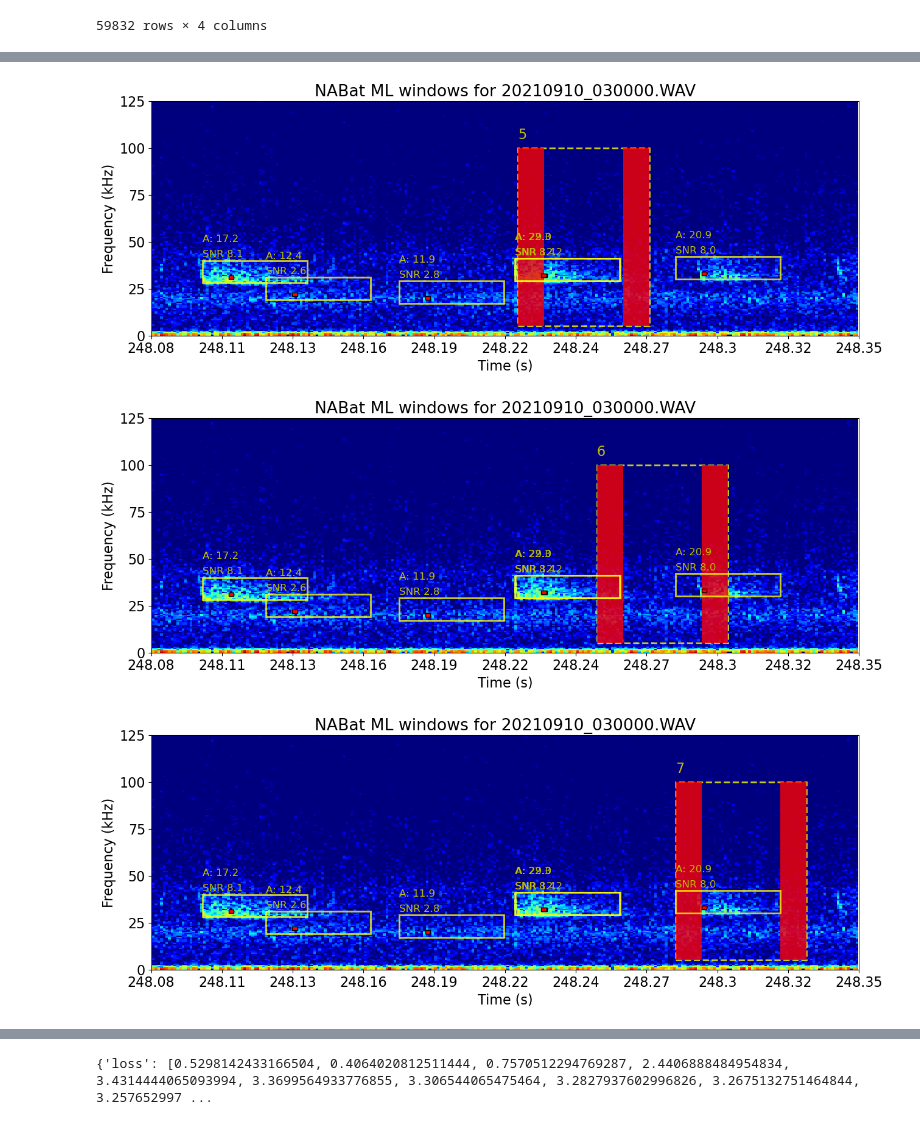
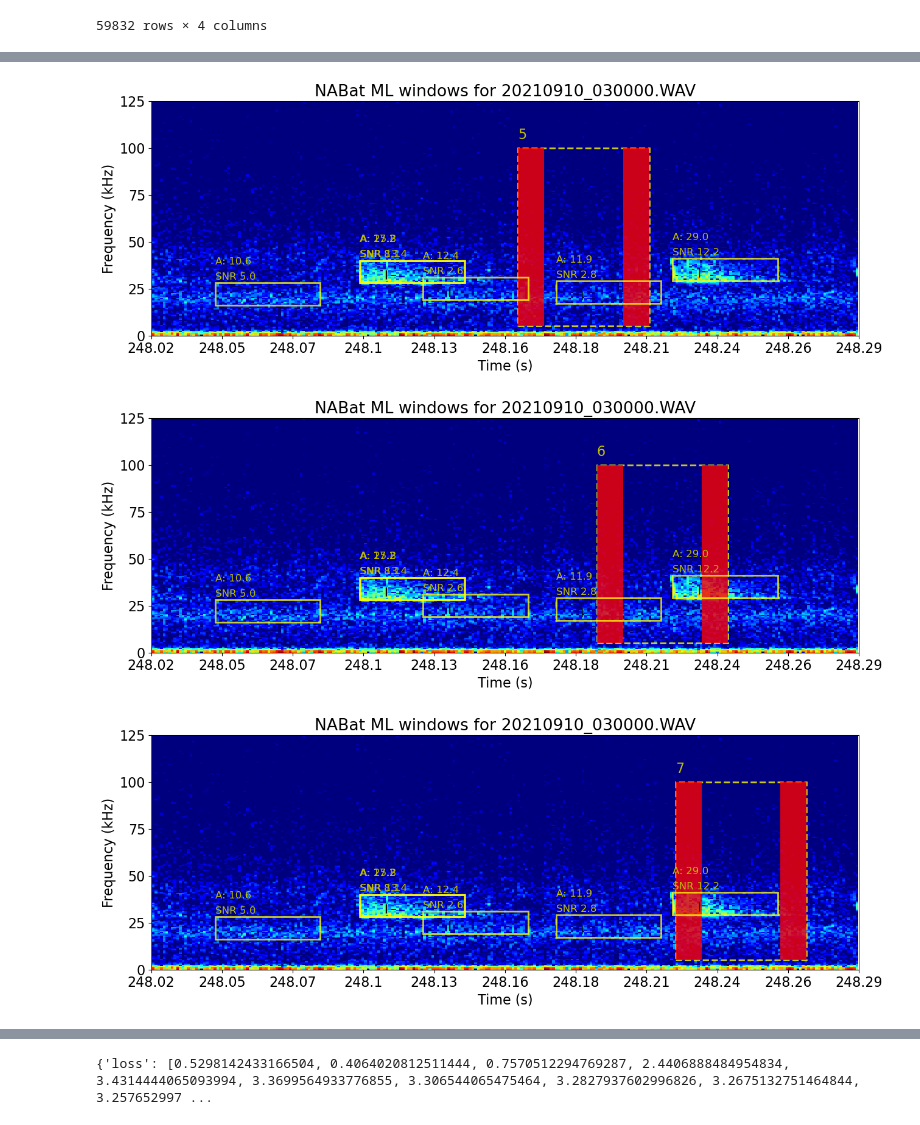
Before and after one commit to aditya-uw/nabat_ml_fork, a Jupyter notebook: notebooks/testing_pipeline.ipynb, the cells around one changed output, grey strips where cells are left out. Drawn from its saved outputs; the diff is of its cells as text; code cells hidden in the pictures.

```diff
--- a/notebooks/testing_pipeline.ipynb
+++ b/notebooks/testing_pipeline.ipynb
@@ -28,6 +67,6 @@ import nabat_detector as nd
 # %%
 # Point to a directory containing .wav files organized by species code.
-directory = '../Documents/Research/Lab_related/example/original_recording/recover-20210912_unit2/UBNA_002'
+directory = '../../Documents/Research/Lab_related/example/original_recording/recover-20210912_unit2/UBNA_002'
 # %%
 # db_handler.delete_pulses_from_db(db_name="db1")
 # db_handler.delete_files_from_db(db_name="db1")
@@ -183,7 +222,7 @@ for m in d.metadata:
 input_files = glob.glob('{}/*.WAV'.format(directory), recursive=True)
 audio_file = sf.SoundFile(input_files[0])
 fs = audio_file.samplerate
-start = 248.08
+start = 248.02
 duration = 0.27
 audio_file.seek(int(fs*start))
 audio_seg = audio_file.read(int(fs*duration))
@@ -225,7 +264,7 @@ for i, row in plot_dets.iterrows():
                         0.04*(fs/2), 12000/(fs/2), linewidth=2, edgecolor='yellow', facecolor='none', alpha=0.8)
         ax.add_patch(rect)
         rect = patches.Rectangle((((row['Pulse offset']-50 + row['Pulse peak time'])/1000 - start)*(fs/2), row['Pulse peak frequency']/(fs/2)),
-                        0.002*(fs/2), 2000/(fs/2), linewidth=1, edgecolor='k', facecolor='red')
+                        0.00005*(fs/2), 5000/(fs/2), linewidth=1, edgecolor='k', facecolor='red')
         ax.add_patch(rect)
 
 
@@ -242,3 +281,3 @@ plt.show()
-[figure, old version]
+[figure, new version]
-[figure, old version]
+[figure, new version]
-[figure, old version]
+[figure, new version]
```
Also changed, not shown: parts of 12 cells of this notebook, 5 other files.
